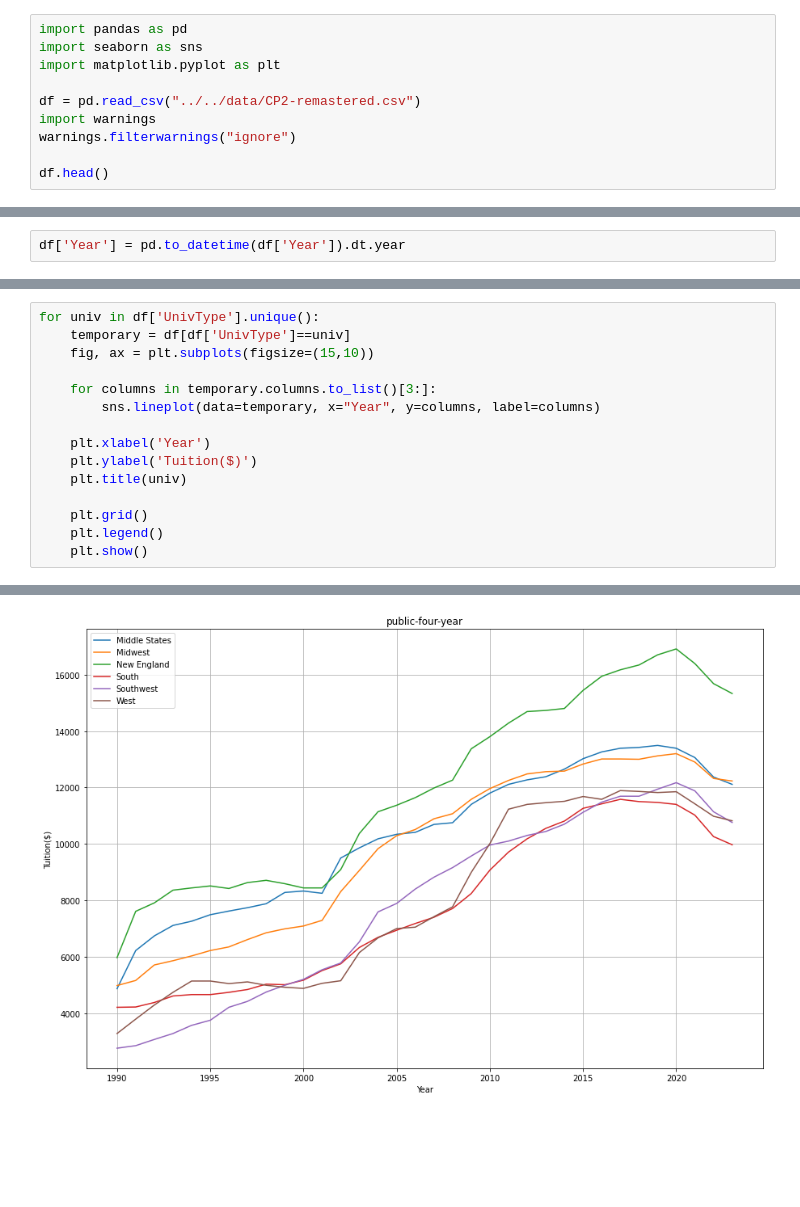
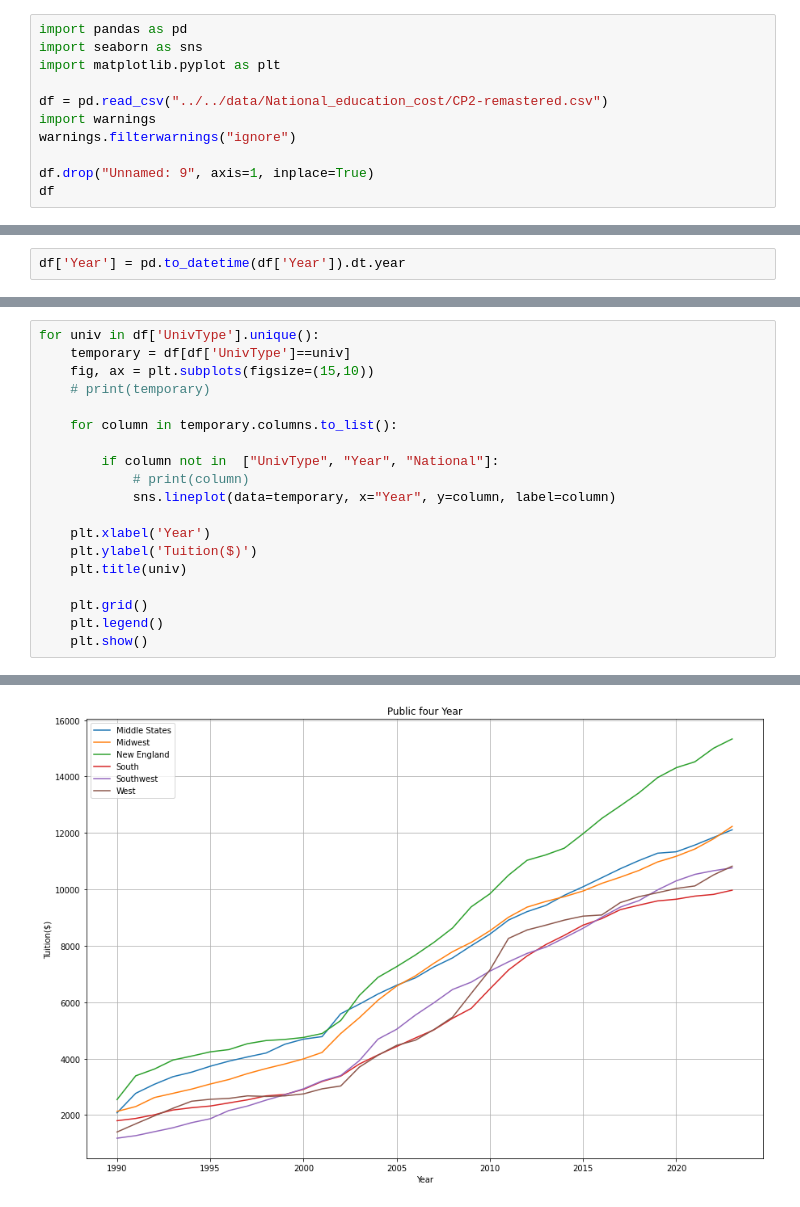
Before and after one commit to hypnos-coder/data-derby, a Jupyter notebook: src/novice/two.ipynb, the cells around one changed output, grey strips where cells are left out. Cells and saved outputs as stored; diff of their text form; blank space fills up the shorter version.

Commit message:
graph for question 2 and graph folder created

```diff
--- a/src/novice/two.ipynb
+++ b/src/novice/two.ipynb
@@ -3,9 +3,10 @@ import pandas as pd
 import seaborn as sns
 import matplotlib.pyplot as plt
 
-df = pd.read_csv("../../data/CP2-remastered.csv")
+df = pd.read_csv("../../data/National_education_cost/CP2-remastered.csv")
 import warnings
 warnings.filterwarnings("ignore")
 
-df.head()
+df.drop("Unnamed: 9", axis=1, inplace=True)
+df
 # %% [output]
@@ -62,9 +77,13 @@ dtype: int64
 for univ in df['UnivType'].unique():
     temporary = df[df['UnivType']==univ]
     fig, ax = plt.subplots(figsize=(15,10))
+    # print(temporary)
 
-    for columns in temporary.columns.to_list()[3:]:
-        sns.lineplot(data=temporary, x="Year", y=columns, label=columns)
+    for column in temporary.columns.to_list():
+
+        if column not in  ["UnivType", "Year", "National"]:
+            # print(column)
+            sns.lineplot(data=temporary, x="Year", y=column, label=column)
 
     plt.xlabel('Year')
     plt.ylabel('Tuition($)')
@@ -78 +97 @@ for univ in df['UnivType'].unique():
-[figure, old version]
+[figure, new version]
```
Also changed, not shown: parts of 7 cells of this notebook, 8 other files.
